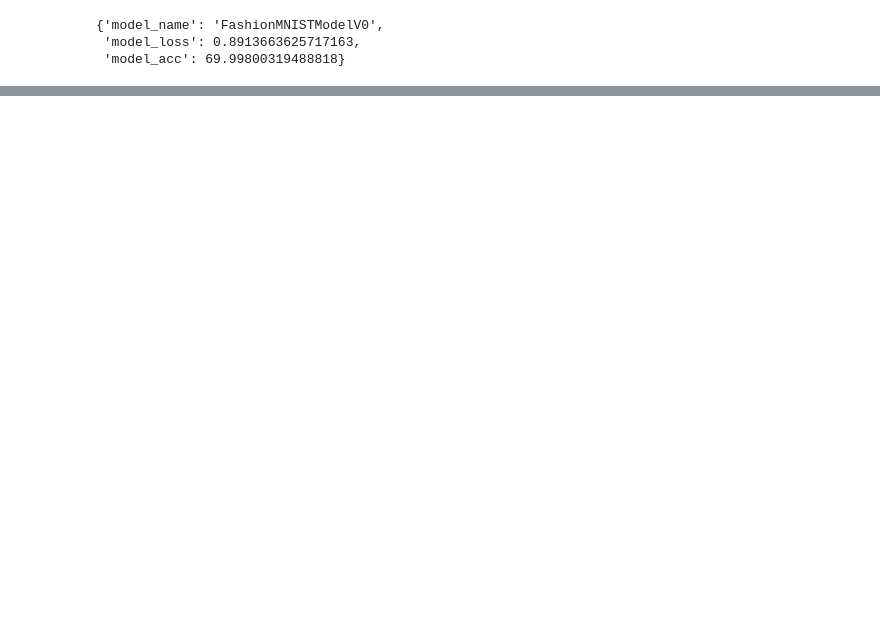
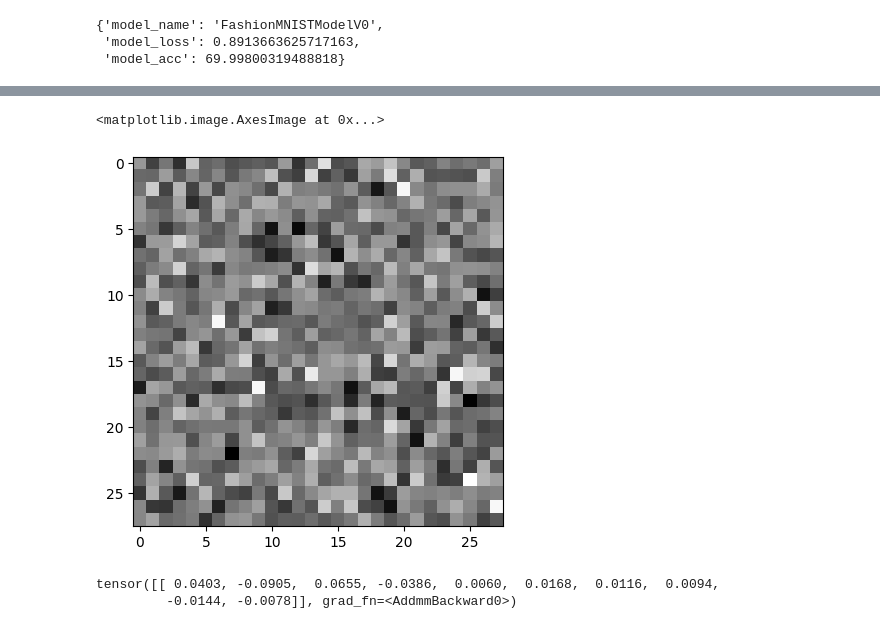
Before and after one commit to AlexNhjh/PyTorch-Tutorial, a Jupyter notebook: ch3.ipynb, the cells around one changed output, grey strips where cells are left out. Drawn from its saved outputs; the diff is of its cells as text; code cells hidden in the pictures; blank space fills up the shorter version.

```diff
--- a/ch3.ipynb
+++ b/ch3.ipynb
@@ -551,0 +720,17 @@ Train time on cpu: 22.483 seconds
+# %%
+# Declare a random tensor of the same size as our images
+rand_image_tensor = torch.randn(size=(1,28,28))
+plt.imshow(rand_image_tensor.squeeze(), cmap='gray')
+# %% [output]
+<matplotlib.image.AxesImage at 0x...>
+[figure, added]
+# %%
+print(model_2(rand_image_tensor.unsqueeze(0).to(device)))
+# torch.Size([1, 10, 14, 14])
+# torch.Size([1, 10, 7, 7])
+# torch.Size([1, 10])
+# tensor([[ 0.0403, -0.0905,  0.0655, -0.0386,  0.0060,  0.0168,  0.0116,  0.0094,
+#          -0.0144, -0.0078]], grad_fn=<AddmmBackward0>)
+# %% [output]
+tensor([[ 0.0403, -0.0905,  0.0655, -0.0386,  0.0060,  0.0168,  0.0116,  0.0094,
+         -0.0144, -0.0078]], grad_fn=<AddmmBackward0>)
```
Also changed, not shown: parts of 25 cells of this notebook.
